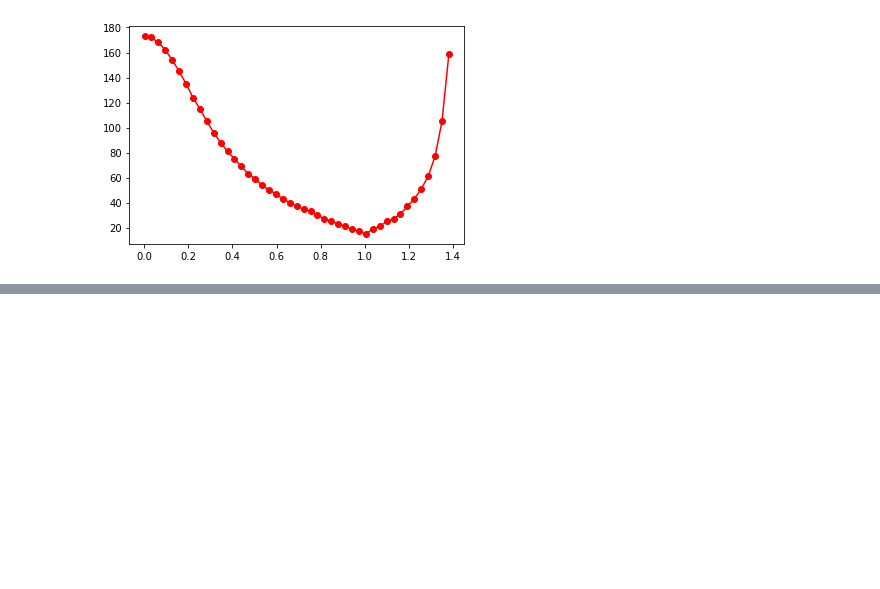
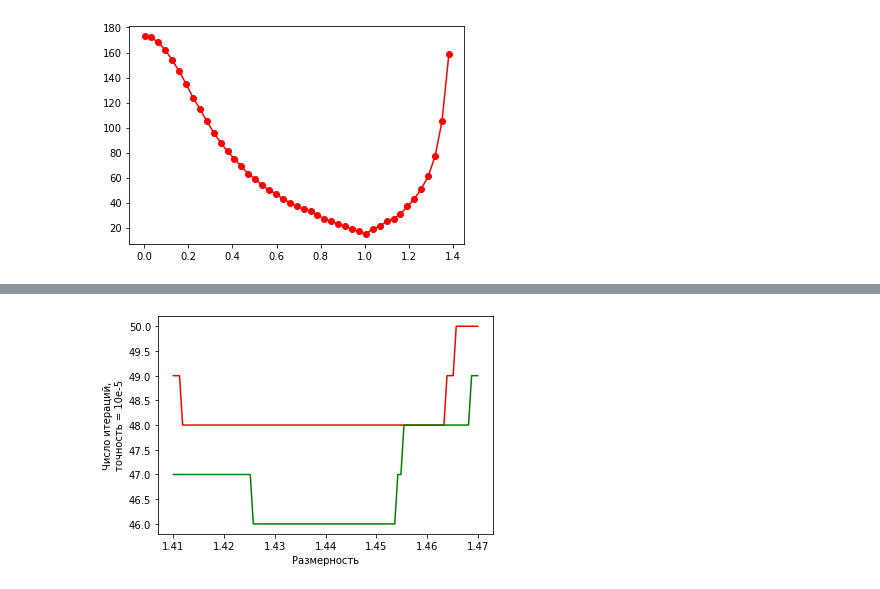
Before and after one commit to Alex2034/CompMath, a Jupyter notebook: B/B4_HW.ipynb, the cells around one changed output, grey strips where cells are left out. Drawn from its saved outputs; the diff is of its cells as text; code cells hidden in the pictures; blank space fills up the shorter version.

```diff
--- a/B/B4_HW.ipynb
+++ b/B/B4_HW.ipynb
@@ -184,0 +260,15 @@ $$
+# %%
+taus_prec = np.linspace(1.41, 1.47, 100)
+res_prec, res1_prec = [], []
+for t in taus_prec:
+    _, it = SOR(A, f, t)
+    res_prec.append(it)
+    _, it = SOR1(A, f, t)
+    res1_prec.append(it)
+plt.plot(taus_prec, res_prec, c = 'r')
+plt.plot(taus_prec, res1_prec, c = 'g')
+plt.xlabel('Размерность')
+plt.ylabel('Число итераций,\nточность = 10e-5')
+plt.show()
+# %% [output]
+[figure, added]
```
Also changed, not shown: parts of 13 cells of this notebook.
